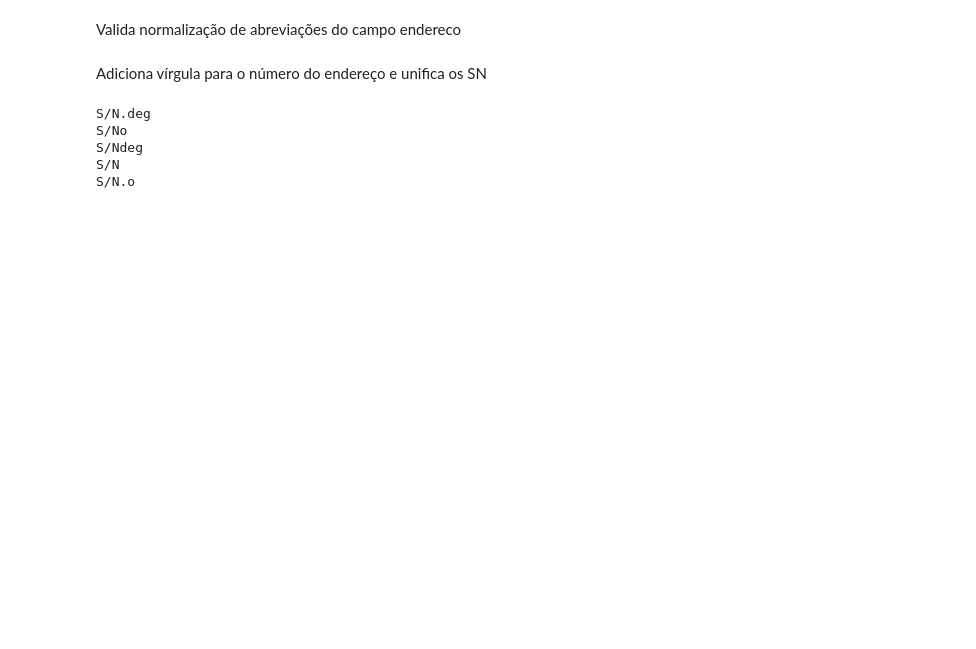
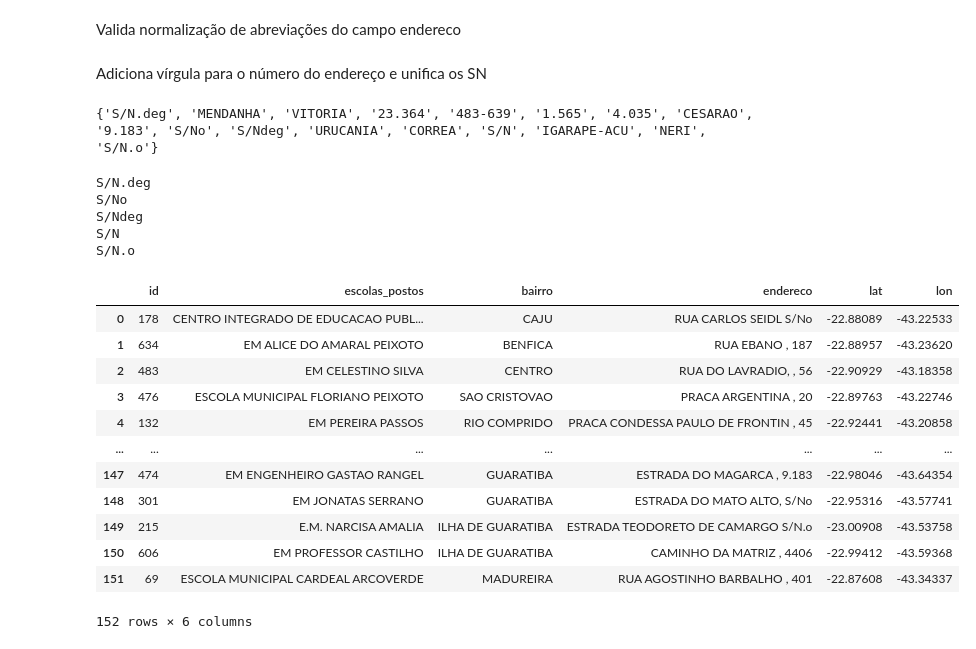
Before and after one commit to wpfaltz/Projeto_Pandas_Numpy, a Jupyter notebook: refactor_proj_final.ipynb, the cells around one changed output. Cells and saved outputs as stored; diff of their text form; code cells hidden in the pictures; blank space fills up the shorter version.

```diff
--- a/refactor_proj_final.ipynb
+++ b/refactor_proj_final.ipynb
@@ -43,7 +39,3 @@ escolas_copia['endereco'] = escolas_copia['endereco'].apply(replace_s_n)
-# %%
-#  str.replace() para substituir vírgulas repetidas
-condicao = escolas_copia['endereco'].str.count(',') > 1
-escolas_copia['endereco'] = escolas_copia['endereco'].loc[condicao].str.replace(', ', ',')
 # %%
 dfs = [escolas_copia, material_didatico_copia, subprefeituras_copia]
 
@@ -159,6 +223,8 @@ for item in numeros:
 
 set_enderecos_sem_numeros = set(enderecos_sem_numeros)
 print(set_enderecos_sem_numeros)
+# %% [output]
+{'S/N.deg', 'MENDANHA', 'VITORIA', '23.364', '483-639', '1.565', '4.035', 'CESARAO', '9.183', 'S/No', 'S/Ndeg', 'URUCANIA', 'CORREA', 'S/N', 'IGARAPE-ACU', 'NERI', 'S/N.o'}
 # %%
 # utiliza apenas os sem números
 for item in set_enderecos_sem_numeros:
@@ -203,0 +264,17 @@ def renomear_colunas(df):
+# %%
+escolas_copia['endereco'] = escolas_copia['endereco'].apply(add_comma_to_address)
+escolas_copia
+# %% [output]
+|  | id | escolas_postos | bairro | endereco | lat | lon |
+| 0 | 178 | CENTRO INTEGRADO DE EDUCACAO PUBL... | CAJU | RUA CARLOS SEIDL S/No | -22.88089 | -43.22533 |
+| 1 | 634 | EM ALICE DO AMARAL PEIXOTO | BENFICA | RUA EBANO , 187 | -22.88957 | -43.23620 |
+| 2 | 483 | EM CELESTINO SILVA | CENTRO | RUA DO LAVRADIO, , 56 | -22.90929 | -43.18358 |
+| 3 | 476 | ESCOLA MUNICIPAL FLORIANO PEIXOTO | SAO CRISTOVAO | PRACA ARGENTINA , 20 | -22.89763 | -43.22746 |
+| 4 | 132 | EM PEREIRA PASSOS | RIO COMPRIDO | PRACA CONDESSA PAULO DE FRONTIN , 45 | -22.92441 | -43.20858 |
+| ... | ... | ... | ... | ... | ... | ... |
+| 147 | 474 | EM ENGENHEIRO GASTAO RANGEL | GUARATIBA | ESTRADA DO MAGARCA , 9.183 | -22.98046 | -43.64354 |
+| 148 | 301 | EM JONATAS SERRANO | GUARATIBA | ESTRADA DO MATO ALTO, S/No | -22.95316 | -43.57741 |
+| 149 | 215 | E.M. NARCISA AMALIA | ILHA DE GUARATIBA | ESTRADA TEODORETO DE CAMARGO S/N.o | -23.00908 | -43.53758 |
+| 150 | 606 | EM PROFESSOR CASTILHO | ILHA DE GUARATIBA | CAMINHO DA MATRIZ , 4406 | -22.99412 | -43.59368 |
+| 151 | 69 | ESCOLA MUNICIPAL CARDEAL ARCOVERDE | MADUREIRA | RUA AGOSTINHO BARBALHO , 401 | -22.87608 | -43.34337 |
+152 rows × 6 columns
```
Also changed, not shown: parts of 14 cells of this notebook.
